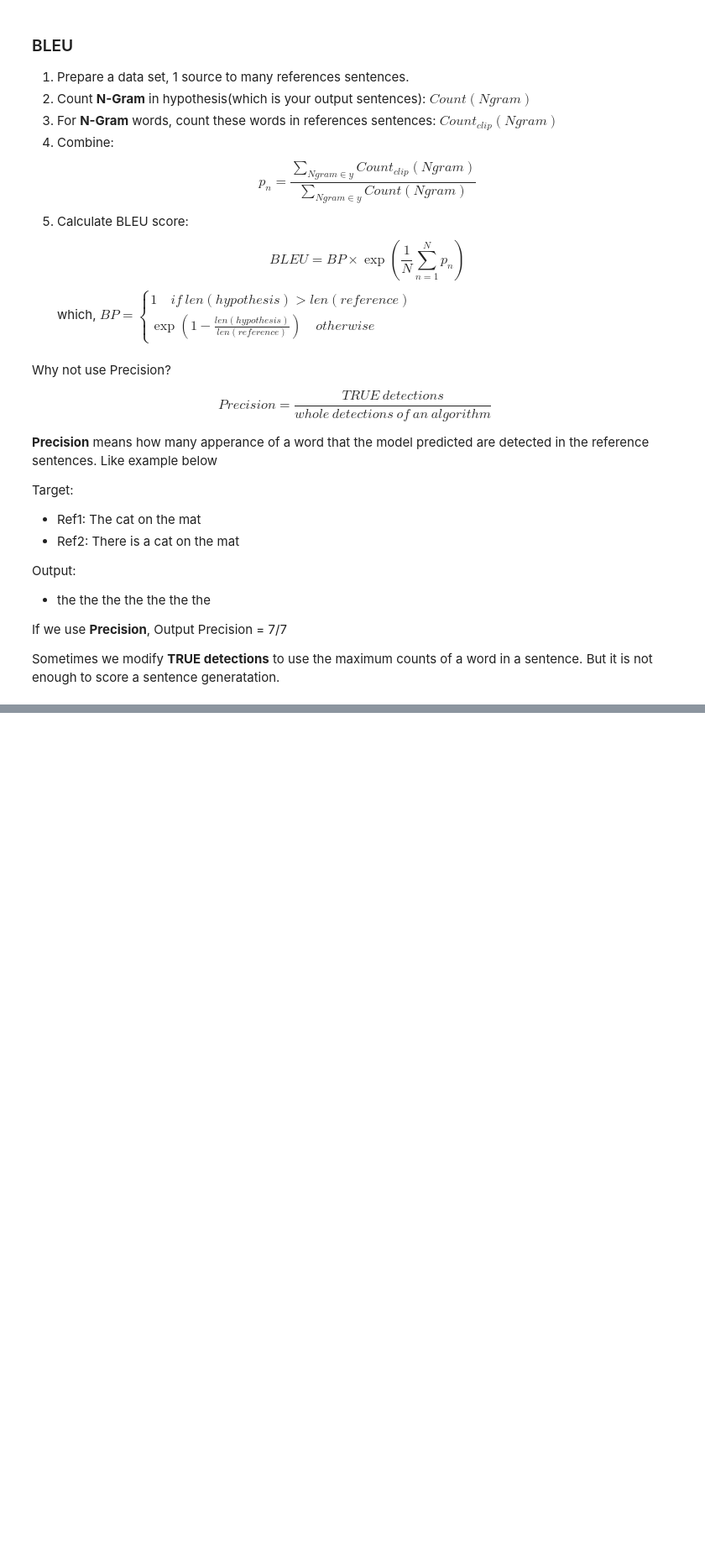
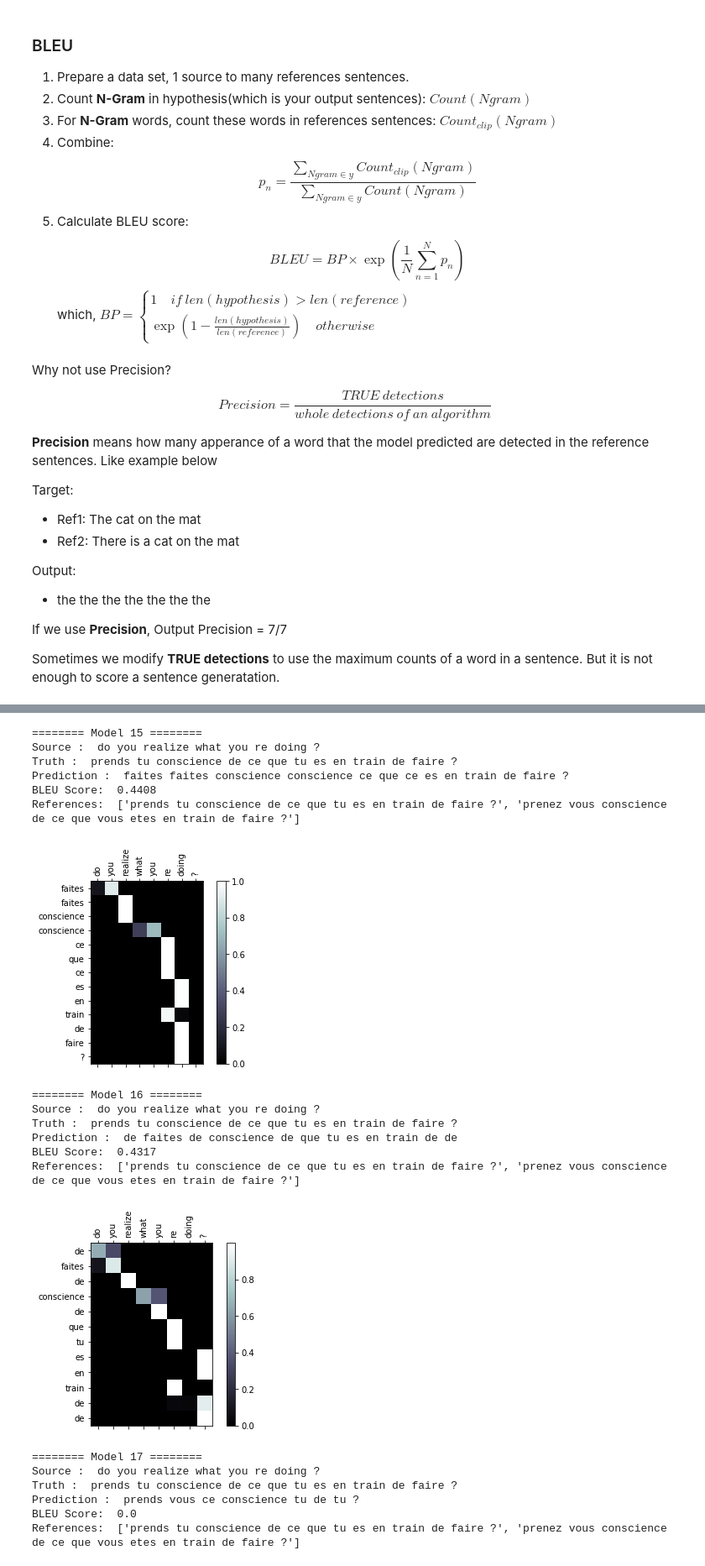
Before and after one commit to simonjisu/NMT, a Jupyter notebook: NMT_en_fa.ipynb, the cells around one changed output, grey strips where cells are left out. Shown: that part at 84% size. Drawn from its saved outputs; the diff is of its cells as text; code cells hidden in the pictures; blank space fills up the shorter version.

```diff
--- a/NMT_en_fa.ipynb
+++ b/NMT_en_fa.ipynb
@@ -345,0 +168,26 @@ References:  ['tu es la seule canadienne que je connaisse .', 'tu es le seul can
+# %%
+file_type = 'filtered'
+model_type = modelcode_filtered
+get_attention_figure(file_type, model_type, lang1='eng', lang2='fra', use_cuda=USE_CUDA, device=DEVICE,
+                     start_model_idx=15)
+# %% [output]
+======== Model 15 ========
+Source :  do you realize what you re doing ?
+Truth :  prends tu conscience de ce que tu es en train de faire ?
+Prediction :  faites faites conscience conscience ce que ce es en train de faire ?
+BLEU Score:  0.4408
+References:  ['prends tu conscience de ce que tu es en train de faire ?', 'prenez vous conscience de ce que vous etes en train de faire ?']
+[figure, added]
+======== Model 16 ========
+Source :  do you realize what you re doing ?
+Truth :  prends tu conscience de ce que tu es en train de faire ?
+Prediction :  de faites de conscience de que tu es en train de de
+BLEU Score:  0.4317
+References:  ['prends tu conscience de ce que tu es en train de faire ?', 'prenez vous conscience de ce que vous etes en train de faire ?']
+[figure, added]
+======== Model 17 ========
+Source :  do you realize what you re doing ?
+Truth :  prends tu conscience de ce que tu es en train de faire ?
+Prediction :  prends vous ce conscience tu de tu ?
+BLEU Score:  0.0
+References:  ['prends tu conscience de ce que tu es en train de faire ?', 'prenez vous conscience de ce que vous etes en train de faire ?']
```
Also changed, not shown: parts of 16 cells of this notebook, 13 other files.
